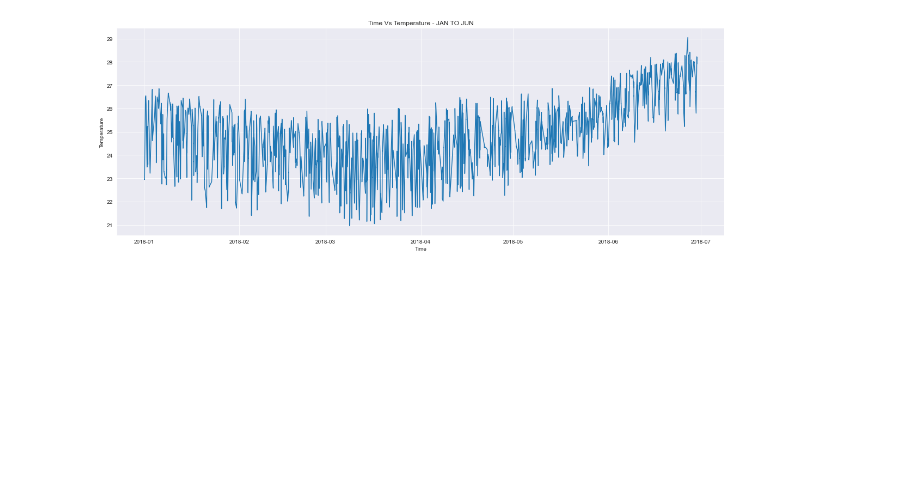
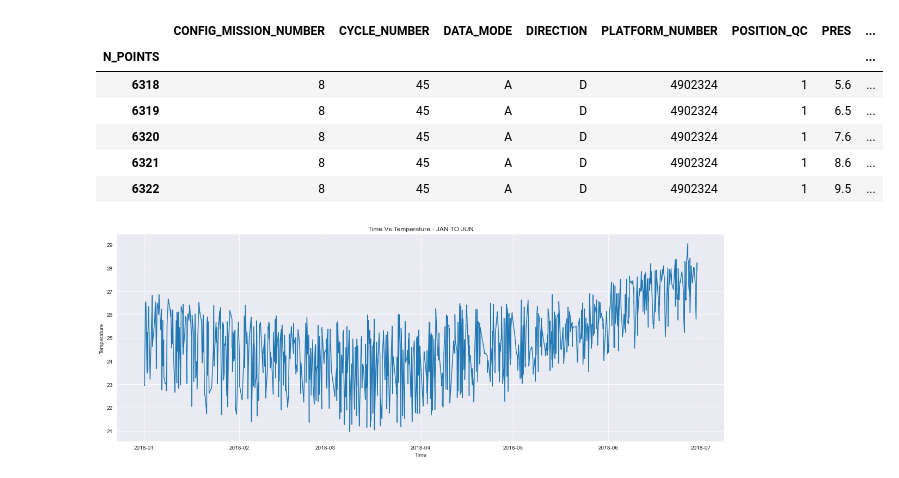
Before and after one commit to kentokpara/CMSC6950_Project, a Jupyter notebook: index.ipynb, the cells around one changed output. Cells and saved outputs as stored; diff of their text form; code cells hidden in the pictures; blank space fills up the shorter version.

```diff
--- a/index.ipynb
+++ b/index.ipynb
@@ -13,6 +12,15 @@ ds_1 = argo_loader.region([-75, -45, 20, 30, 0, 10, '2018-07', '2019-01-01']).to
 df = ds.to_dataframe()
 # %%
 df_1 = ds_1.to_dataframe()
+df.tail()
+# %% [output]
+|  | CONFIG_MISSION_NUMBER | CYCLE_NUMBER | DATA_MODE | DIRECTION | PLATFORM_NUMBER | POSITION_QC | PRES | ... |
+| N_POINTS |  |  |  |  |  |  |  | ... |
+| 6318 | 8 | 45 | A | D | 4902324 | 1 | 5.6 | ... |
+| 6319 | 8 | 45 | A | D | 4902324 | 1 | 6.5 | ... |
+| 6320 | 8 | 45 | A | D | 4902324 | 1 | 7.6 | ... |
+| 6321 | 8 | 45 | A | D | 4902324 | 1 | 8.6 | ... |
+| 6322 | 8 | 45 | A | D | 4902324 | 1 | 9.5 | ... |
 # %%
 df['TIME']= pd.to_datetime(df['TIME'])
 # %%
```
Also changed, not shown: parts of 1 cell of this notebook, 8 other files.
